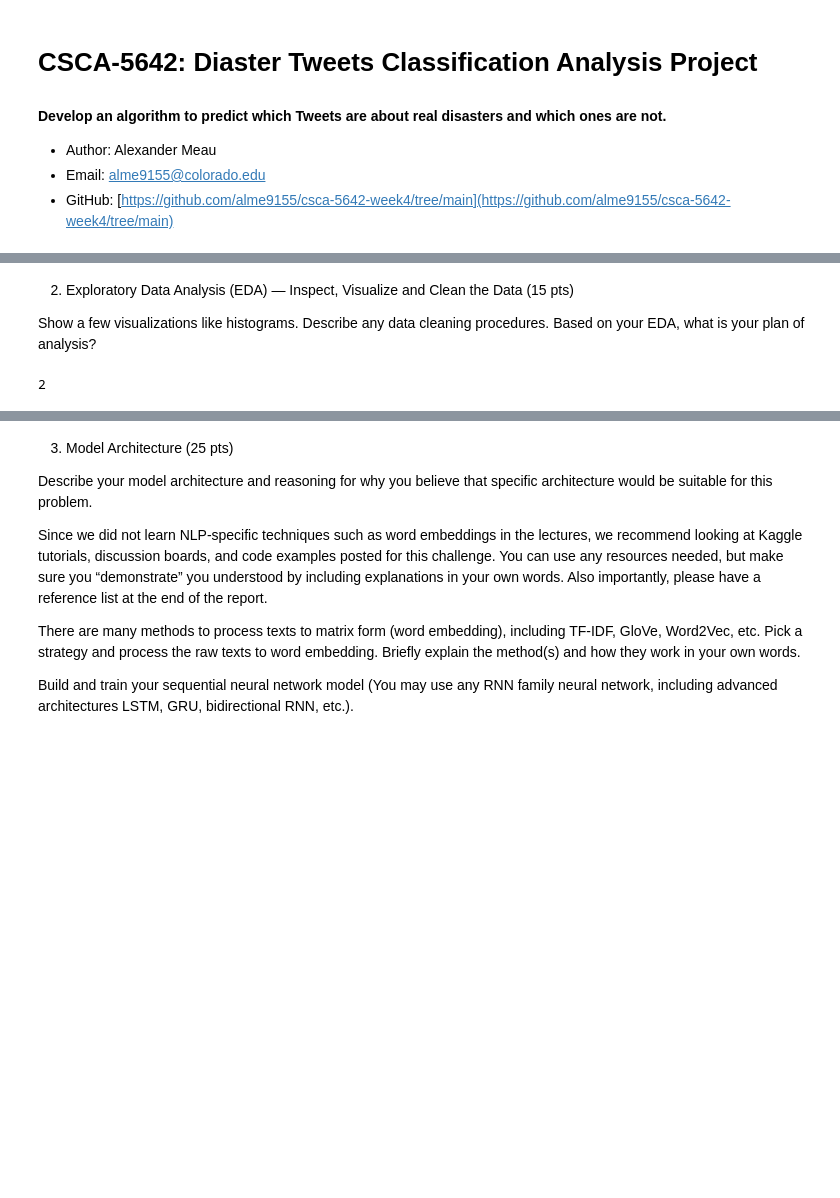
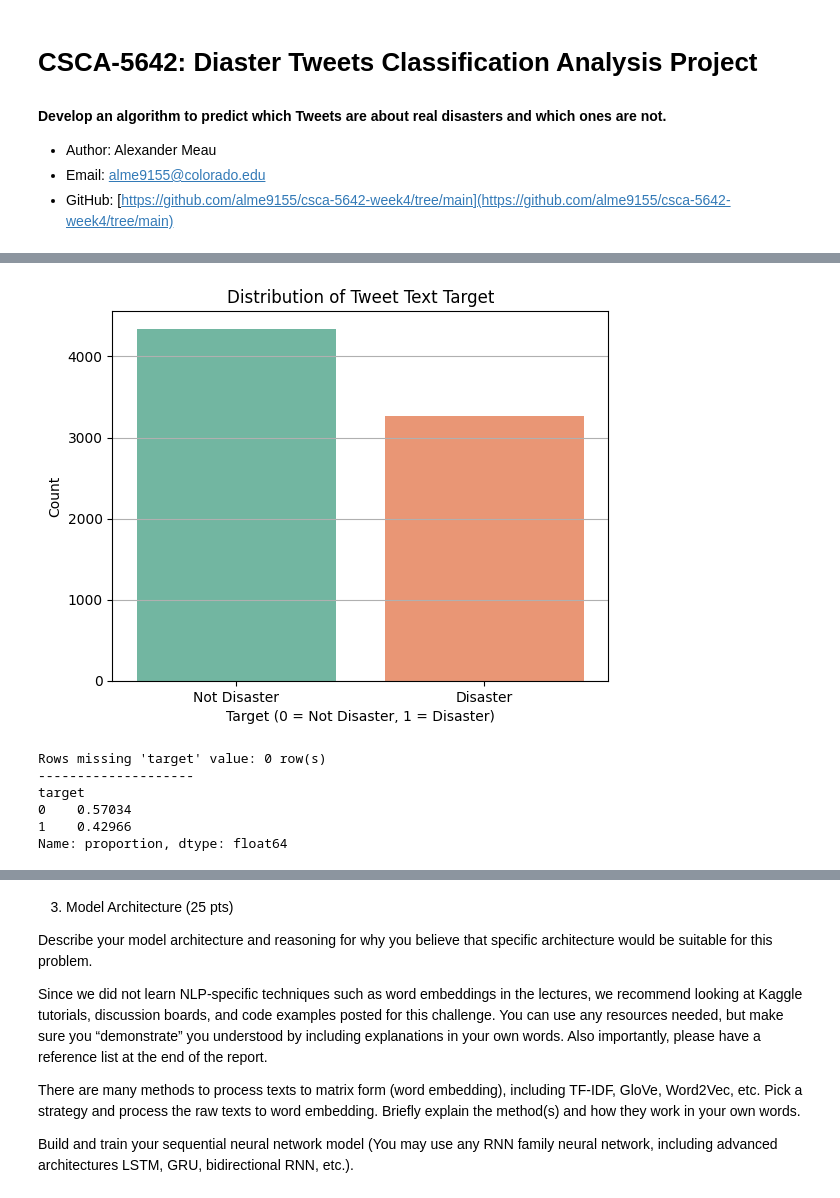
Before and after one commit to alme9155/csca-5642-week4, a Jupyter notebook: Diaster-Tweets-NLP-Classification.ipynb, the cells around one changed output, grey strips where cells are left out. Cells and saved outputs as stored; diff of their text form; code cells hidden in the pictures; blank space fills up the shorter version.

```diff
--- a/Diaster-Tweets-NLP-Classification.ipynb
+++ b/Diaster-Tweets-NLP-Classification.ipynb
@@ -133,11 +134,29 @@ Max length of Tweet text in Test DataSet: 157
 | 3 | 9 | 0 |
 | 4 | 11 | 0 |
 Dimension of the development set: 3263 rows, 2 columns
-# %% [markdown]
-2. Exploratory Data Analysis (EDA) — Inspect, Visualize and Clean the Data (15 pts)
-
-Show a few visualizations like histograms. Describe any data cleaning procedures. Based on your EDA, what is your plan of analysis?
-# %%
-print('2')
-# %% [output]
-2
+# %%
+### Explore target column distribution of Tweet text.
+import pandas as pd
+import matplotlib.pyplot as plt
+import seaborn as sns
+
+sns.countplot(data=train_df, x='target', palette='Set2')
+plt.title("Distribution of Tweet Text Target")
+plt.xlabel("Target (0 = Not Disaster, 1 = Disaster)")
+plt.ylabel("Count")
+plt.xticks([0, 1], ['Not Disaster', 'Disaster'])
+plt.grid(axis='y')
+plt.show()
+
+missing_target_count = train_df['target'].isnull().sum()
+print(f"Rows missing 'target' value: {missing_target_count} row(s)")
+print('--------------------')
+print(train_df['target'].value_counts(normalize=True))
+# %% [output]
+[figure, added]
+Rows missing 'target' value: 0 row(s)
+--------------------
+target
+0    0.57034
+1    0.42966
+Name: proportion, dtype: float64
```
Also changed, not shown: parts of 15 cells of this notebook.
